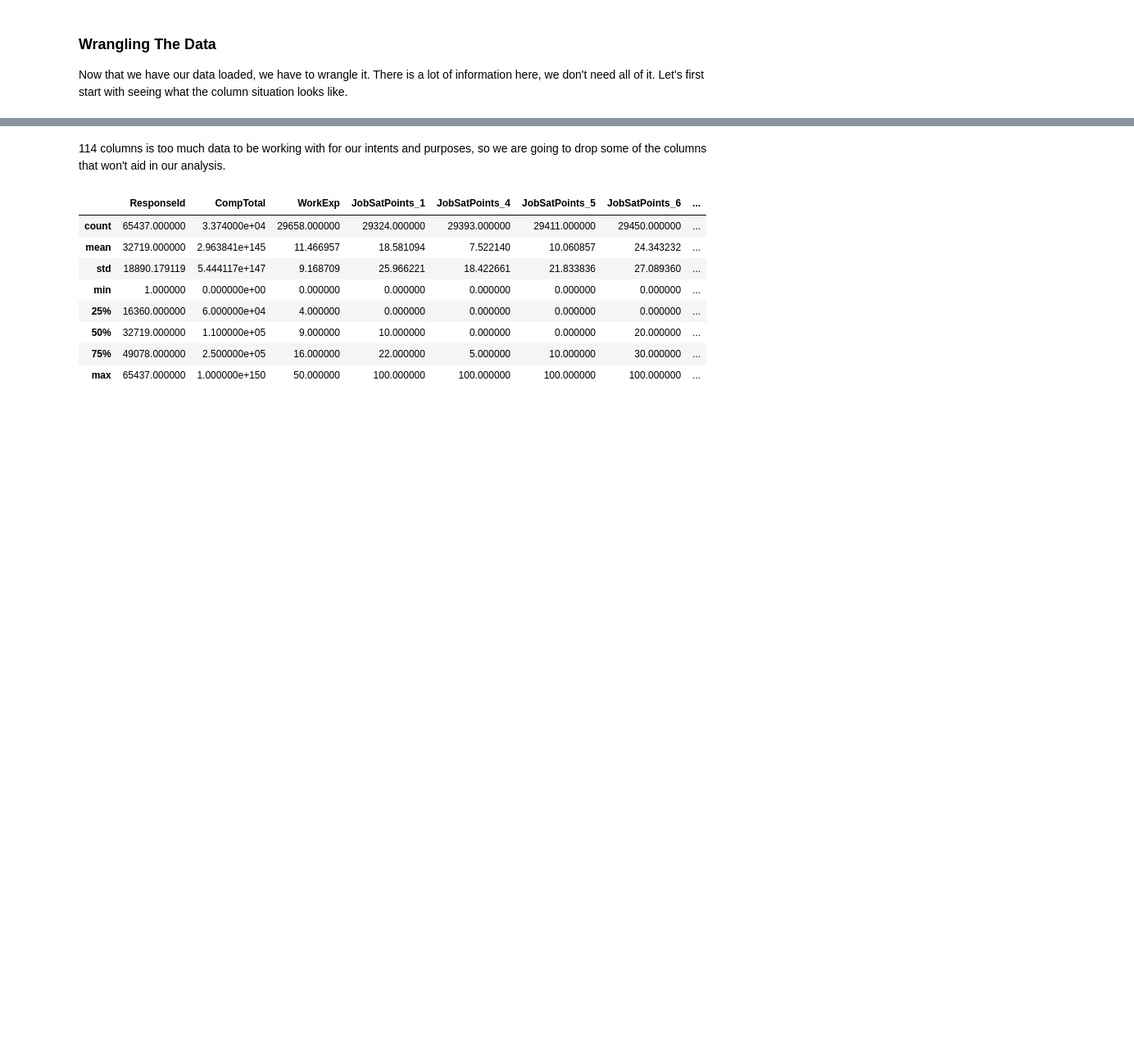
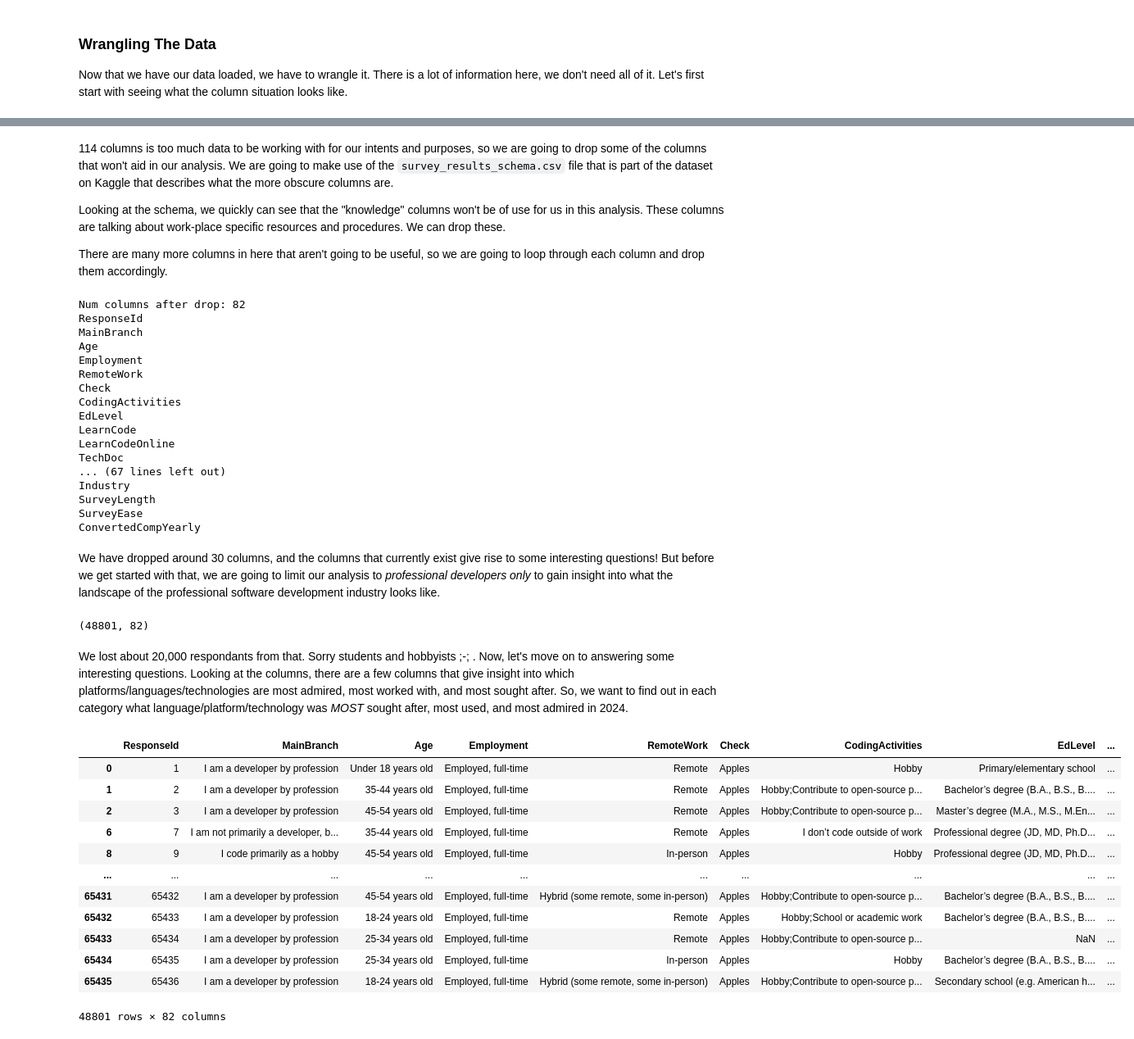
Before and after one commit to AydenGarza/dsci235-final-project, a Jupyter notebook: project.ipynb, the cells around one changed output, grey strips where cells are left out. Shown at 82% size. Cells and saved outputs as stored; diff of their text form; code cells hidden in the pictures; blank space fills up the shorter version.

Commit message:
answered some questions

```diff
--- a/project.ipynb
+++ b/project.ipynb
@@ -8,23 +10,23 @@ For this project, we will be analyzing the [Stack Overflow Annual Developer Surv
 import pandas
 from pathlib import Path
 
-TESTING = False
+TESTING = True
 
-file_path = "survey_results_public.csv"
+results_path = "survey_results_public.csv"
 
 df = None
-if Path(file_path).exists():
-    df = pandas.read_csv(file_path)
+if Path(results_path).exists():
+    df = pandas.read_csv(results_path)
 else:
     print("Downloading data from Kaggle..")
     import kagglehub
     from kagglehub import KaggleDatasetAdapter
-    df = kagglehub.load_dataset(KaggleDatasetAdapter.PANDAS, "berkayalan/stack-overflow-annual-developer-survey-2024", file_path)
-    df.to_csv(file_path, index=False)
+    df = kagglehub.load_dataset(KaggleDatasetAdapter.PANDAS, "berkayalan/stack-overflow-annual-developer-survey-2024", results_path)
+    df.to_csv(results_path, index=False)
 
 if TESTING:
-    local_df = pandas.read_csv(file_path)
-    kaggle_df = kagglehub.load_dataset(KaggleDatasetAdapter.PANDAS, "berkayalan/stack-overflow-annual-developer-survey-2024", file_path)
+    local_df = pandas.read_csv(results_path)
+    kaggle_df = kagglehub.load_dataset(KaggleDatasetAdapter.PANDAS, "berkayalan/stack-overflow-annual-developer-survey-2024", results_path)
     assert local_df.equals(kaggle_df)
     print("TESTING PASSES")
 
@@ -69,16 +110,58 @@ ConvertedCompYearly
 JobSat
 (65437, 114)
 # %% [markdown]
-114 columns is too much data to be working with for our intents and purposes, so we are going to drop some of the columns that won't aid in our analysis.
+114 columns is too much data to be working with for our intents and purposes, so we are going to drop some of the columns that won't aid in our analysis. We are going to make use of the `survey_results_schema.csv` file that is part of the dataset on Kaggle that describes what the more obscure columns are.
+
+Looking at the schema, we quickly can see that the "knowledge" columns won't be of use for us in this analysis. These columns are talking about work-place specific resources and procedures. We can drop these.
+
+There are many more columns in here that aren't going to be useful, so we are going to loop through each column and drop them accordingly.
 # %%
-df.describe()
+for c in df.columns:
+    if "Knowledge" in c or "JobSat" in c or "Frequency" in c or "OfficeStack" in c or "Professional" in c:
+        df = df.drop(c, axis=1)
+
+print("Num columns after drop:", df.shape[1])
+for c in df.columns: print(c)
 # %% [output]
-|  | ResponseId | CompTotal | WorkExp | JobSatPoints_1 | JobSatPoints_4 | JobSatPoints_5 | JobSatPoints_6 | ... |
-| count | 65437.000000 | 3.374000e+04 | 29658.000000 | 29324.000000 | 29393.000000 | 29411.000000 | 29450.000000 | ... |
-| mean | 32719.000000 | 2.963841e+145 | 11.466957 | 18.581094 | 7.522140 | 10.060857 | 24.343232 | ... |
-| std | 18890.179119 | 5.444117e+147 | 9.168709 | 25.966221 | 18.422661 | 21.833836 | 27.089360 | ... |
-| min | 1.000000 | 0.000000e+00 | 0.000000 | 0.000000 | 0.000000 | 0.000000 | 0.000000 | ... |
-| 25% | 16360.000000 | 6.000000e+04 | 4.000000 | 0.000000 | 0.000000 | 0.000000 | 0.000000 | ... |
-| 50% | 32719.000000 | 1.100000e+05 | 9.000000 | 10.000000 | 0.000000 | 0.000000 | 20.000000 | ... |
-| 75% | 49078.000000 | 2.500000e+05 | 16.000000 | 22.000000 | 5.000000 | 10.000000 | 30.000000 | ... |
-| max | 65437.000000 | 1.000000e+150 | 50.000000 | 100.000000 | 100.000000 | 100.000000 | 100.000000 | ... |
+Num columns after drop: 82
+ResponseId
+MainBranch
+Age
+Employment
+RemoteWork
+Check
+CodingActivities
+EdLevel
+LearnCode
+LearnCodeOnline
+TechDoc
+... (67 lines left out)
+Industry
+SurveyLength
+SurveyEase
+ConvertedCompYearly
+# %% [markdown]
+We have dropped around 30 columns, and the columns that currently exist give rise to some interesting questions! But before we get started with that, we are going to limit our analysis to *professional developers only* to gain insight into what the landscape of the professional software development industry looks like.
+# %%
+df = df[df['Employment'].str.contains("Employed")]
+df.shape
+# %% [output]
+(48801, 82)
+# %% [markdown]
+We lost about 20,000 respondants from that. Sorry students and hobbyists ;-; . Now, let's move on to answering some interesting questions. Looking at the columns, there are a few columns that give insight into which platforms/languages/technologies are most admired, most worked with, and most sought after. So, we want to find out in each category what language/platform/technology was *MOST* sought after, most used, and most admired in 2024.
+# %%
+df
+# %% [output]
+|  | ResponseId | MainBranch | Age | Employment | RemoteWork | Check | CodingActivities | EdLevel | ... |
+| 0 | 1 | I am a developer by profession | Under 18 years old | Employed, full-time | Remote | Apples | Hobby | Primary/elementary school | ... |
+| 1 | 2 | I am a developer by profession | 35-44 years old | Employed, full-time | Remote | Apples | Hobby;Contribute to open-source p... | Bachelor’s degree (B.A., B.S., B.... | ... |
+| 2 | 3 | I am a developer by profession | 45-54 years old | Employed, full-time | Remote | Apples | Hobby;Contribute to open-source p... | Master’s degree (M.A., M.S., M.En... | ... |
+| 6 | 7 | I am not primarily a developer, b... | 35-44 years old | Employed, full-time | Remote | Apples | I don’t code outside of work | Professional degree (JD, MD, Ph.D... | ... |
+| 8 | 9 | I code primarily as a hobby | 45-54 years old | Employed, full-time | In-person | Apples | Hobby | Professional degree (JD, MD, Ph.D... | ... |
+| ... | ... | ... | ... | ... | ... | ... | ... | ... | ... |
+| 65431 | 65432 | I am a developer by profession | 45-54 years old | Employed, full-time | Hybrid (some remote, some in-person) | Apples | Hobby;Contribute to open-source p... | Bachelor’s degree (B.A., B.S., B.... | ... |
+| 65432 | 65433 | I am a developer by profession | 18-24 years old | Employed, full-time | Remote | Apples | Hobby;School or academic work | Bachelor’s degree (B.A., B.S., B.... | ... |
+| 65433 | 65434 | I am a developer by profession | 25-34 years old | Employed, full-time | Remote | Apples | Hobby;Contribute to open-source p... | NaN | ... |
+| 65434 | 65435 | I am a developer by profession | 25-34 years old | Employed, full-time | In-person | Apples | Hobby | Bachelor’s degree (B.A., B.S., B.... | ... |
+| 65435 | 65436 | I am a developer by profession | 18-24 years old | Employed, full-time | Hybrid (some remote, some in-person) | Apples | Hobby;Contribute to open-source p... | Secondary school (e.g. American h... | ... |
+48801 rows × 82 columns
```
Also changed, not shown: parts of 4 cells of this notebook.
